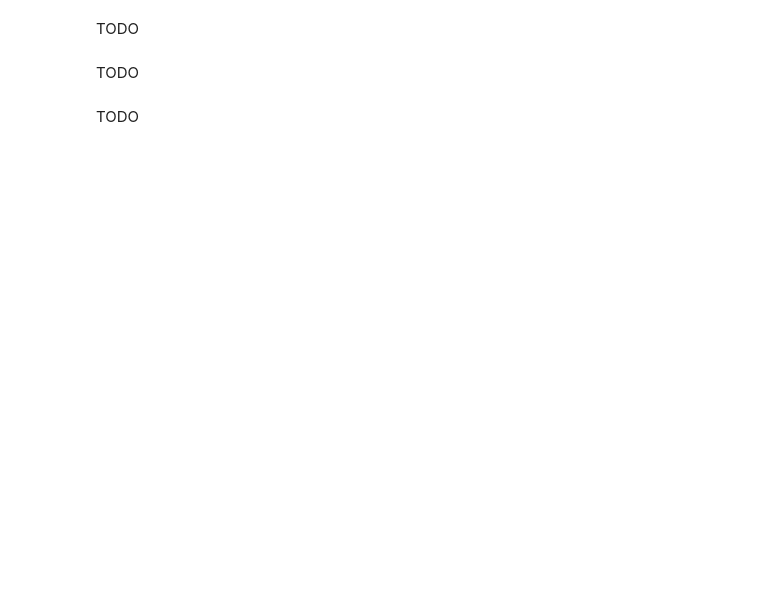
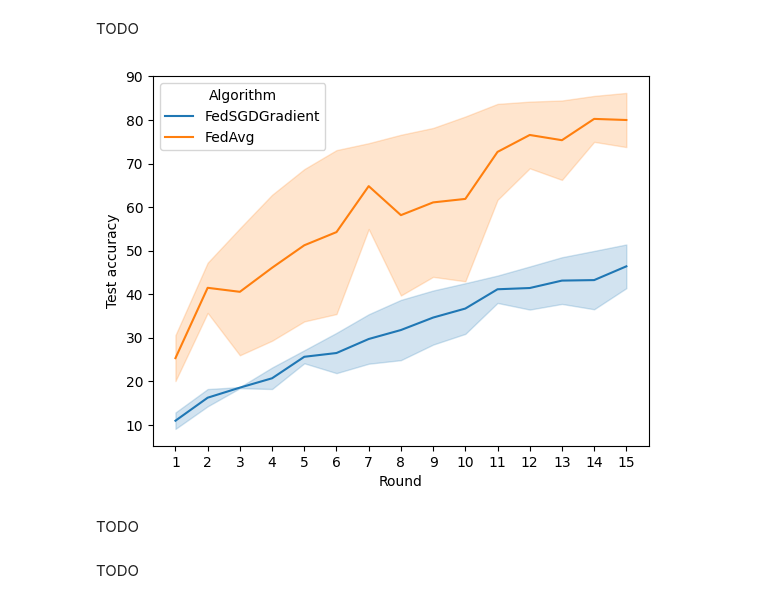
Before and after one commit to Blackangoo/DDL24Spring, a Jupyter notebook: lab/hw-hfl.ipynb, the cells around one changed output. Saved outputs shown, nothing was run; the diff lists cells and outputs as text; code cells hidden in the pictures; blank space fills up the shorter version.

```diff
--- a/lab/hw-hfl.ipynb
+++ b/lab/hw-hfl.ipynb
@@ -240,15 +290,17 @@ TODO
 # %%
 client_subsets_4_b = [split(n, iid, seed) for iid in [True, False]]
 
 fedsgd_gradient_df_iid = FedSgdGradientServer(lr=lr, client_subsets=client_subsets_4_b[0], client_fraction=c, seed=seed).run(nr_rounds=15).as_df()
 fedavg_df_iid = FedAvgServer(lr=lr, batch_size=b, client_subsets=client_subsets_4_b[0], client_fraction=c, nr_local_epochs=e, seed=seed).run(nr_rounds=15).as_df()
 
 fedsgd_gradient_df = FedSgdGradientServer(lr=lr, client_subsets=client_subsets_4_b[1], client_fraction=c, seed=seed).run(nr_rounds=15).as_df()
 fedavg_df = FedAvgServer(lr=lr, batch_size=b, client_subsets=client_subsets_4_b[1], client_fraction=c, nr_local_epochs=e, seed=seed).run(nr_rounds=15).as_df()
 
 merged_df_4_b = pd.concat([fedsgd_gradient_df_iid, fedsgd_gradient_df, fedavg_df_iid, fedavg_df], ignore_index=True)
-ax = sns.lineplot(df, x="Round", y="Test accuracy", hue="Algorithm", seed=0)
-_ = ax.set_xticks(df["Round"].unique())
+ax = sns.lineplot(merged_df_4_b, x="Round", y="Test accuracy", hue="Algorithm", seed=0)
+_ = ax.set_xticks(merged_df_4_b["Round"].unique())
+# %% [output]
+[figure, added]
 # %% [markdown]
 TODO
 # %%
```
Also changed, not shown: parts of 8 cells of this notebook.
